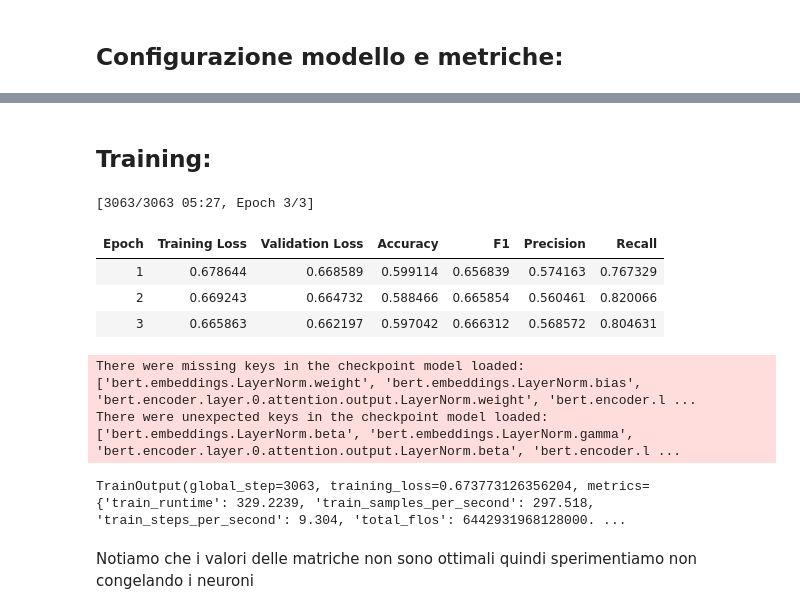
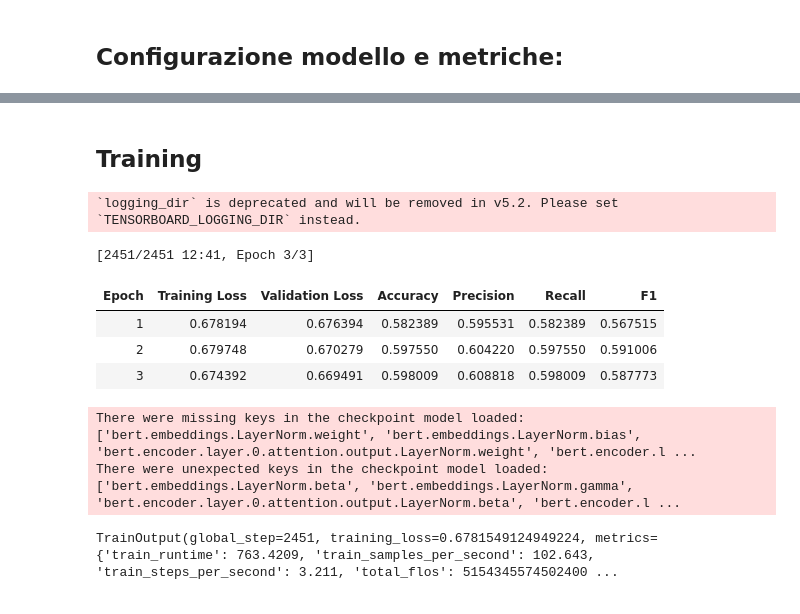
Before and after one commit to Angel136-hub/ProgettoData_Web, a Jupyter notebook: notebooks/Fine_Tuning_Modello.ipynb, the cells around one changed output, grey strips where cells are left out. Cells and saved outputs as stored; diff of their text form; code cells hidden in the pictures.

```diff
--- a/notebooks/Fine_Tuning_Modello.ipynb
+++ b/notebooks/Fine_Tuning_Modello.ipynb
@@ -34,11 +71,21 @@ Classi trovate: ['bug' 'feature']
 # %%
 tokenizer = AutoTokenizer.from_pretrained("bert-base-uncased")
 
+
 def tokenize_function(examples):
-    # Usiamo la colonna 'text'
-    return tokenizer(examples["text"], padding="max_length", truncation=True, max_length=128)
+    return tokenizer(
+        examples["text"],
+        padding="max_length",
+        truncation=True,
+        max_length=128
+    )
 
+
+# Tokenizzazione dei dataset
 tokenized_datasets = raw_datasets.map(tokenize_function, batched=True)
+
+# Data collator dinamico
+data_collator = DataCollatorWithPadding(tokenizer=tokenizer)
 # %% [output]
 The secret `HF_TOKEN` does not exist in your Colab secrets.
 To authenticate with the Hugging Face Hub, create a token in your settings tab (https://huggingface.co/settings/tokens), set it as secret in your Google Colab and restart your session.
@@ -89,40 +151,52 @@ Notes:
 - UNEXPECTED    :can be ignored when loading from different task/architecture; not ok if you expect identical arch.
 - MISSING       :those params were newly initialized because missing from the checkpoint. Consider training on your downstream task.
 # %% [markdown]
-## Training:
+## Training
 # %%
 training_args = TrainingArguments(
     output_dir="./results",
+
+    # Valutazione sul validation set
     eval_strategy="epoch",
     save_strategy="epoch",
+
     learning_rate=2e-5,
     per_device_train_batch_size=32,
     per_device_eval_batch_size=32,
+
     num_train_epochs=3,
     weight_decay=0.01,
+
+    # Manteniamo il miglior modello in base al validation set
     load_best_model_at_end=True,
-    fp16=True # Fondamentale per la velocità su GPU
+    metric_for_best_model="f1",
+    greater_is_better=True,
+
+    logging_dir="./logs",
+    logging_steps=50
 )
 
 trainer = Trainer(
     model=model,
     args=training_args,
+
     train_dataset=tokenized_datasets["train"],
-    eval_dataset=tokenized_datasets["test"],
+    eval_dataset=tokenized_datasets["validation"],
+
     processing_class=tokenizer,
-    data_collator=DataCollatorWithPadding(tokenizer=tokenizer),
-    compute_metrics=compute_metrics,
+    data_collator=data_collator,
+    compute_metrics=compute_metrics
 )
 
+# Training
 trainer.train()
 # %% [output]
-[3063/3063 05:27, Epoch 3/3]
+`logging_dir` is deprecated and will be removed in v5.2. Please set `TENSORBOARD_LOGGING_DIR` instead.
+[2451/2451 12:41, Epoch 3/3]
-| Epoch | Training Loss | Validation Loss | Accuracy | F1 | Precision | Recall |
-| 1 | 0.678644 | 0.668589 | 0.599114 | 0.656839 | 0.574163 | 0.767329 |
-| 2 | 0.669243 | 0.664732 | 0.588466 | 0.665854 | 0.560461 | 0.820066 |
-| 3 | 0.665863 | 0.662197 | 0.597042 | 0.666312 | 0.568572 | 0.804631 |
+| Epoch | Training Loss | Validation Loss | Accuracy | Precision | Recall | F1 |
+| 1 | 0.678194 | 0.676394 | 0.582389 | 0.595531 | 0.582389 | 0.567515 |
+| 2 | 0.679748 | 0.670279 | 0.597550 | 0.604220 | 0.597550 | 0.591006 |
+| 3 | 0.674392 | 0.669491 | 0.598009 | 0.608818 | 0.598009 | 0.587773 |
-There were missing keys in the checkpoint model loaded: ['bert.embeddings.LayerNorm.weight', 'bert.embeddings.LayerNorm.bias', 'bert.encoder.layer.0.attention.output.LayerNorm.weight', 'bert.encoder.l ...
-There were unexpected keys in the checkpoint model loaded: ['bert.embeddings.LayerNorm.beta', 'bert.embeddings.LayerNorm.gamma', 'bert.encoder.layer.0.attention.output.LayerNorm.beta', 'bert.encoder.l ...
-TrainOutput(global_step=3063, training_loss=0.673773126356204, metrics={'train_runtime': 329.2239, 'train_samples_per_second': 297.518, 'train_steps_per_second': 9.304, 'total_flos': 6442931968128000. ...
+There were missing keys in the checkpoint model loaded: ['bert.embeddings.LayerNorm.weight', 'bert.embeddings.LayerNorm.bias', 'bert.encoder.layer.0.attention.output.LayerNorm.weight', 'bert.encoder.l ...
+There were unexpected keys in the checkpoint model loaded: ['bert.embeddings.LayerNorm.beta', 'bert.embeddings.LayerNorm.gamma', 'bert.encoder.layer.0.attention.output.LayerNorm.beta', 'bert.encoder.l ...
+TrainOutput(global_step=2451, training_loss=0.6781549124949224, metrics={'train_runtime': 763.4209, 'train_samples_per_second': 102.643, 'train_steps_per_second': 3.211, 'total_flos': 5154345574502400 ...
-# %% [markdown]
-Notiamo che i valori delle matriche non sono ottimali quindi sperimentiamo non congelando i neuroni
```
Also changed, not shown: parts of 22 cells of this notebook, 17 other files.
